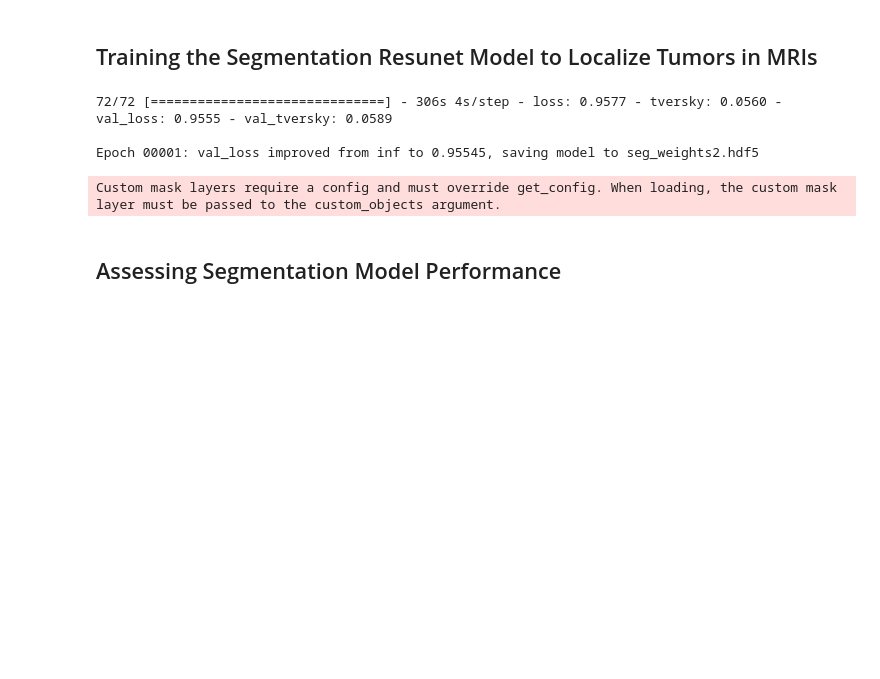
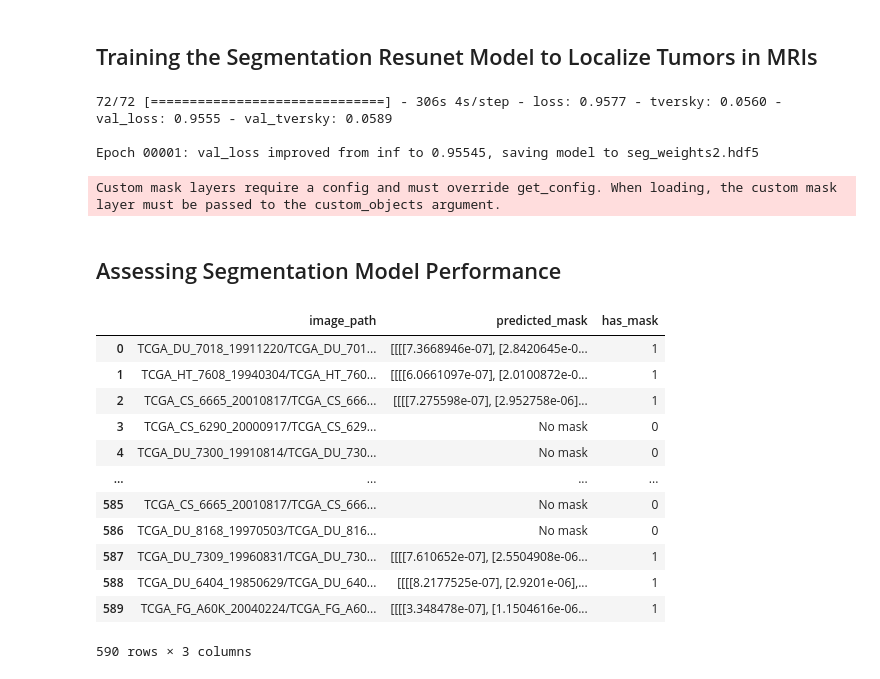
Before and after one commit to KorinneStegall/capstone_project, a Jupyter notebook: brain_MRI.ipynb, the cells around one changed output. Cells and saved outputs as stored; diff of their text form; code cells hidden in the pictures; blank space fills up the shorter version.

```diff
--- a/brain_MRI.ipynb
+++ b/brain_MRI.ipynb
@@ -612,7 +613,7 @@ def focal_tversky(y_true, y_pred):
     return K.pow((1 - pt_1), gamma)
 # %%
 # Compiling the model
-adam = tf.keras.optimizers.Adam(learning_rate= 0.0001, epsilon= 0.1)
+adam = tf.keras.optimizers.Adam(learning_rate= 0.05, epsilon= 0.1)
 seg_model.compile(optimizer= adam, loss= focal_tversky, metrics= [tversky])
 # %%
 # Setting up the callbacks
@@ -643,0 +657,18 @@ with open("seg_model2.json", "w") as json_file: # added 2 to file name to avoid
+# %%
+# Creating a dataframe for the result
+pred_df = pd.DataFrame({'image_path': image_id,'predicted_mask': mask,'has_mask': has_mask})
+pred_df
+# %% [output]
+|  | image_path | predicted_mask | has_mask |
+| 0 | TCGA_DU_7018_19911220/TCGA_DU_701... | [[[[7.3668946e-07], [2.8420645e-0... | 1 |
+| 1 | TCGA_HT_7608_19940304/TCGA_HT_760... | [[[[6.0661097e-07], [2.0100872e-0... | 1 |
+| 2 | TCGA_CS_6665_20010817/TCGA_CS_666... | [[[[7.275598e-07], [2.952758e-06]... | 1 |
+| 3 | TCGA_CS_6290_20000917/TCGA_CS_629... | No mask | 0 |
+| 4 | TCGA_DU_7300_19910814/TCGA_DU_730... | No mask | 0 |
+| ... | ... | ... | ... |
+| 585 | TCGA_CS_6665_20010817/TCGA_CS_666... | No mask | 0 |
+| 586 | TCGA_DU_8168_19970503/TCGA_DU_816... | No mask | 0 |
+| 587 | TCGA_DU_7309_19960831/TCGA_DU_730... | [[[[7.610652e-07], [2.5504908e-06... | 1 |
+| 588 | TCGA_DU_6404_19850629/TCGA_DU_640... | [[[[8.2177525e-07], [2.9201e-06],... | 1 |
+| 589 | TCGA_FG_A60K_20040224/TCGA_FG_A60... | [[[[3.348478e-07], [1.1504616e-06... | 1 |
+590 rows × 3 columns
```
Also changed, not shown: parts of 14 cells of this notebook.
